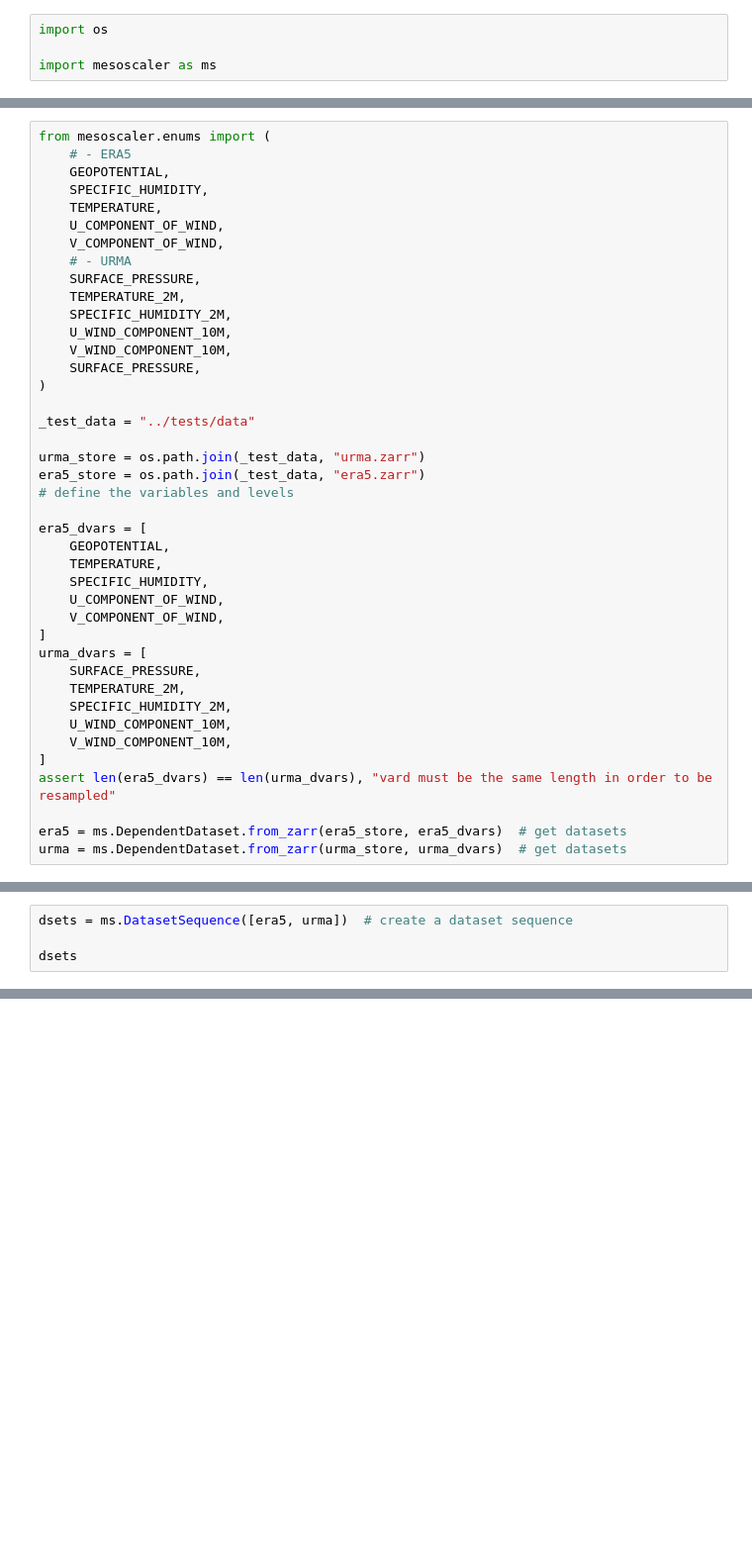
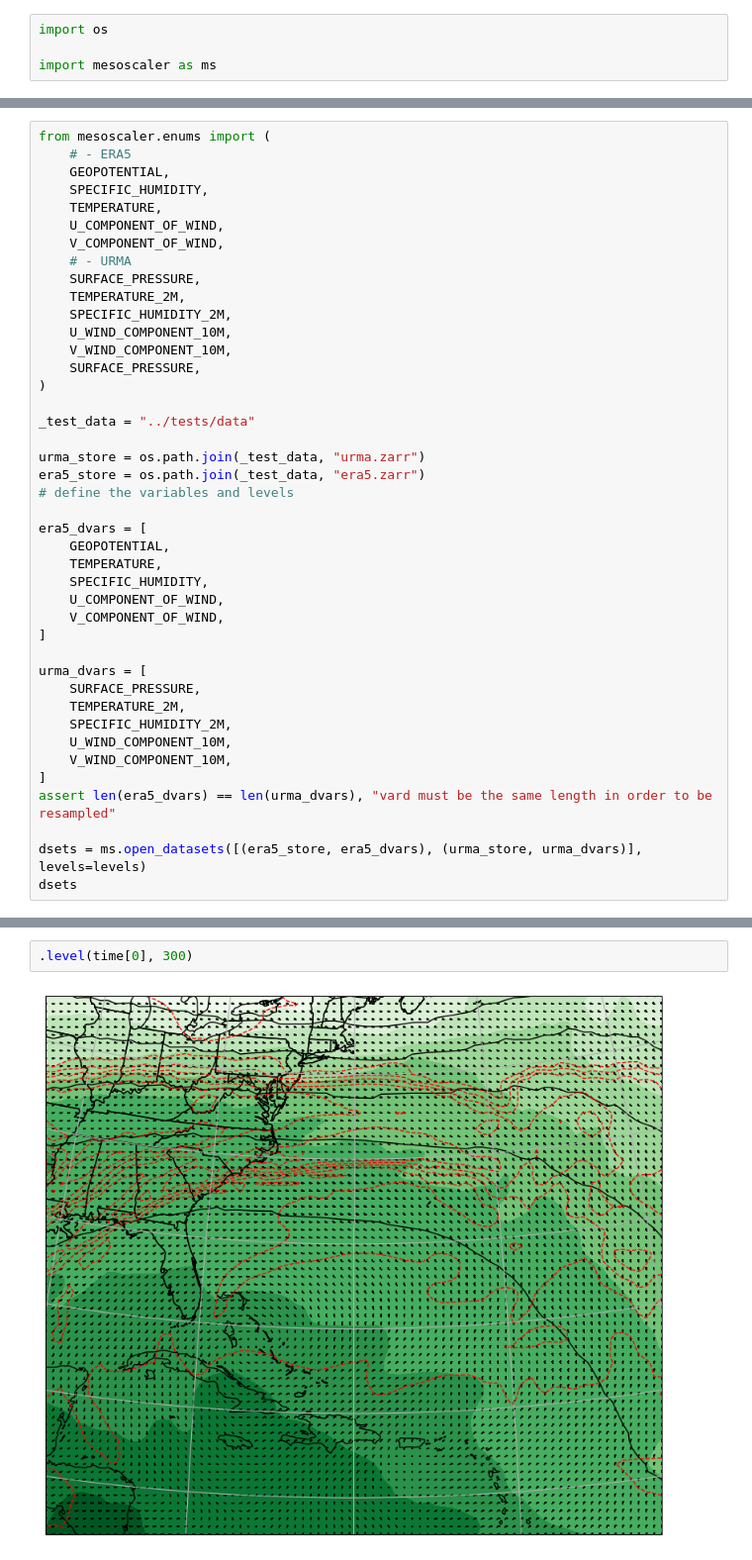
Before and after one commit to leaver2000/mesoscaler, a Jupyter notebook: notebooks/2. sampling.ipynb, the cells around one changed output, grey strips where cells are left out. Shown at 99% size. Drawn from its saved outputs; the diff is of its cells as text; blank space fills up the shorter version.

```diff
--- a/notebooks/2. sampling.ipynb
+++ b/notebooks/2. sampling.ipynb
@@ -84,6 +78,7 @@ era5_dvars = [
     U_COMPONENT_OF_WIND,
     V_COMPONENT_OF_WIND,
 ]
+
 urma_dvars = [
     SURFACE_PRESSURE,
     TEMPERATURE_2M,
@@ -93,5 +88,5 @@ urma_dvars = [
 ]
 assert len(era5_dvars) == len(urma_dvars), "vard must be the same length in order to be resampled"
 
-era5 = ms.DependentDataset.from_zarr(era5_store, era5_dvars)  # get datasets
-urma = ms.DependentDataset.from_zarr(urma_store, urma_dvars)  # get datasets
+dsets = ms.open_datasets([(era5_store, era5_dvars), (urma_store, urma_dvars)], levels=levels)
+dsets
@@ -98,4 +110,0 @@ urma = ms.DependentDataset.from_zarr(urma_store, urma_dvars)  # get datasets
-# %%
-dsets = ms.DatasetSequence([era5, urma])  # create a dataset sequence
-
-dsets
@@ -190,0 +271,4 @@ array([[[[nan, nan, nan, ..., nan, nan, nan],
+# %%
+.level(time[0], 300)
+# %% [output]
+[figure, added]
```
Also changed, not shown: parts of 17 cells of this notebook, 17 other files.
